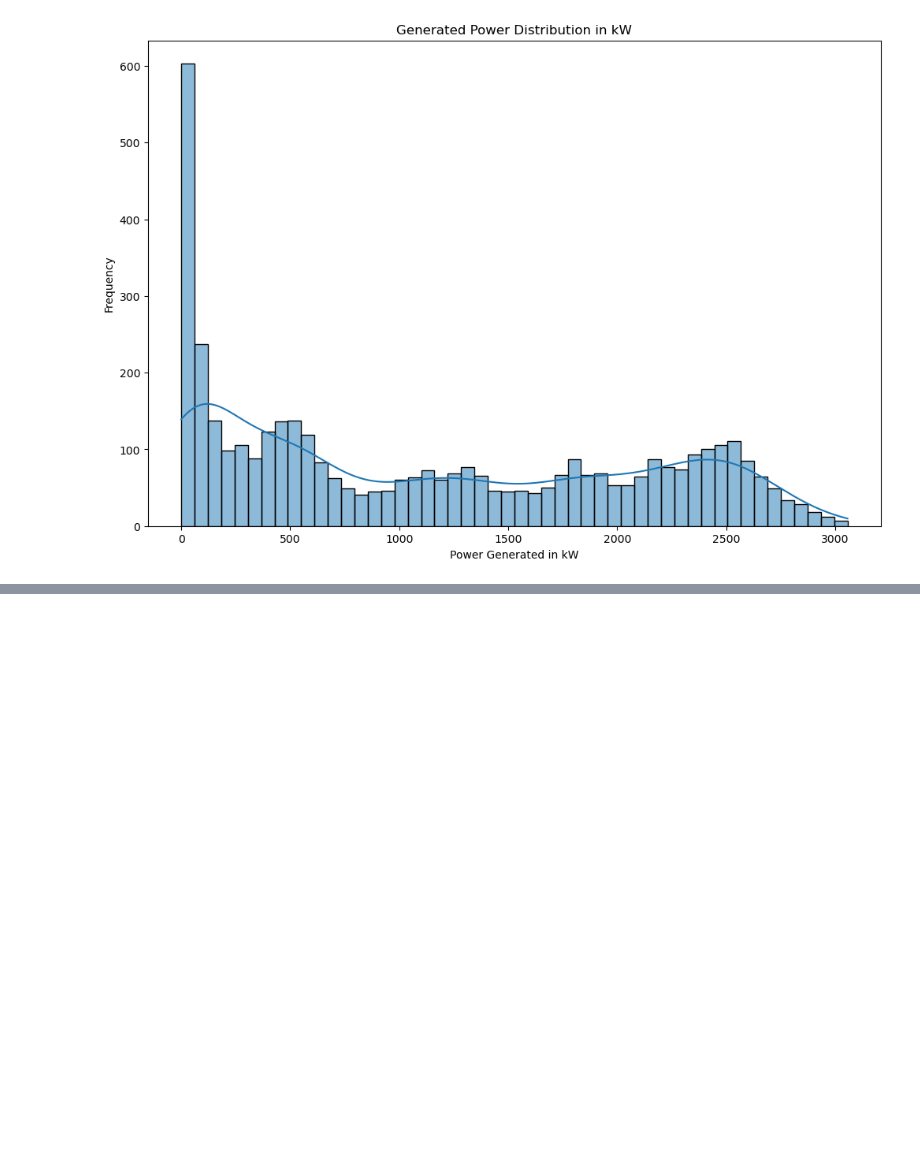
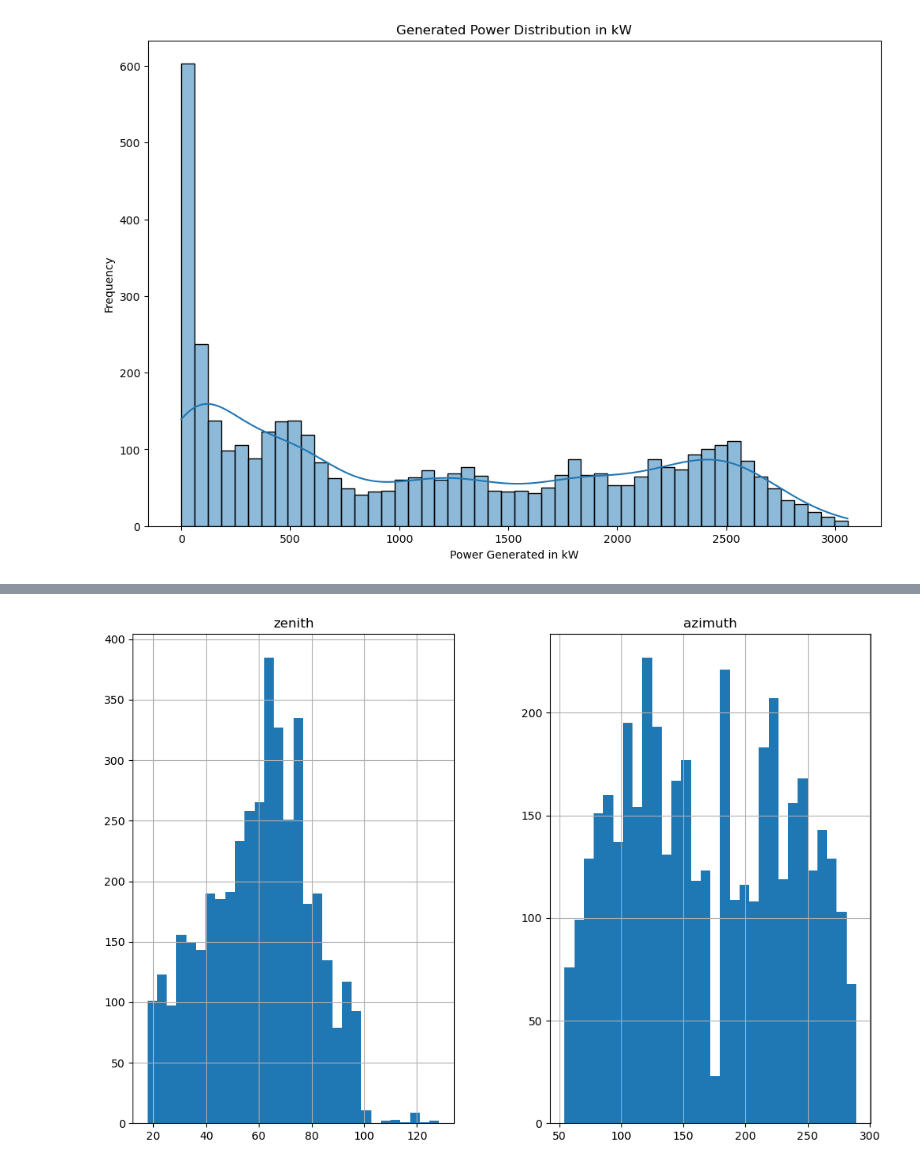
Before and after one commit to SrilekhaKuchana06/Week-1, a Jupyter notebook: SolarPowerPrediction.ipynb, the cells around one changed output, grey strips where cells are left out. Cells and saved outputs as stored; diff of their text form; code cells hidden in the pictures; blank space fills up the shorter version.

```diff
--- a/SolarPowerPrediction.ipynb
+++ b/SolarPowerPrediction.ipynb
@@ -153,0 +167,5 @@ plt.show
+# %%
+df[df.columns[18:20]].hist(bins=30, figsize=(12,8))
+plt.show()
+# %% [output]
+[figure, added]
```
Also changed, not shown: parts of 8 cells of this notebook.
